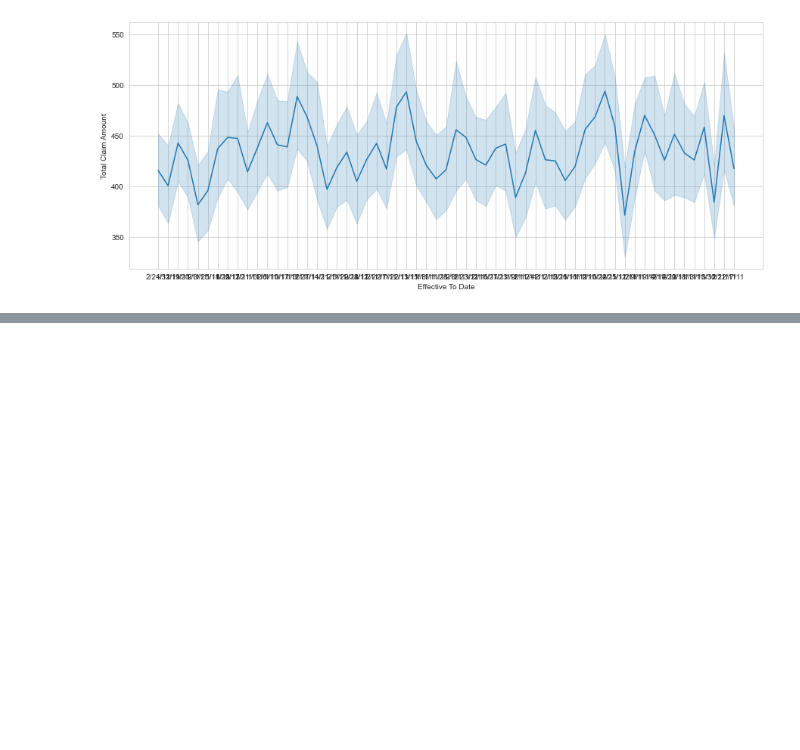
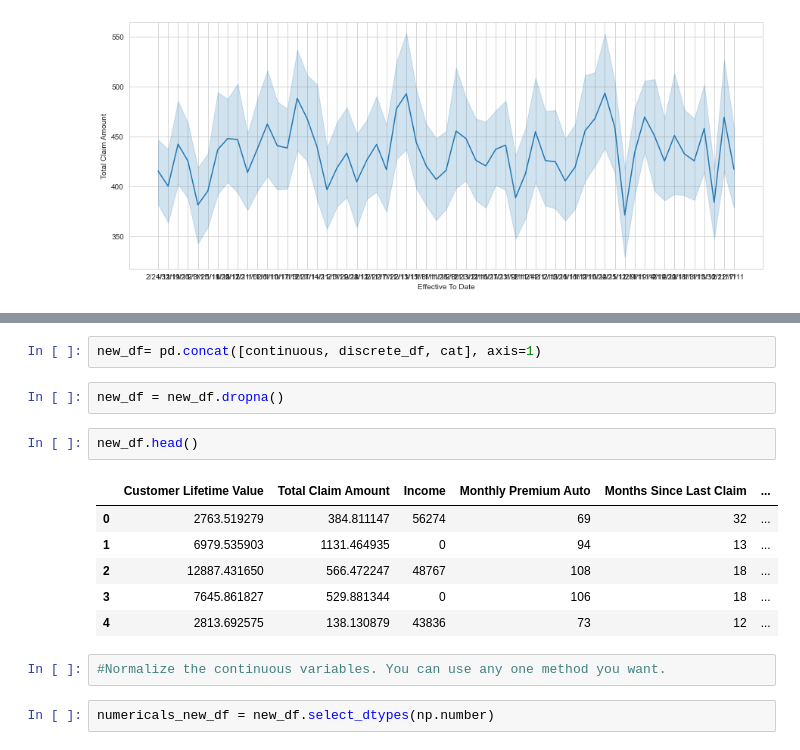
Before and after one commit to mbastcast/lab-cleaning-categorical-data, a Jupyter notebook: files_for_lab/Lab-cleaning-cat-data.ipynb, the cells around one changed output, grey strips where cells are left out. Cells and saved outputs as stored; diff of their text form; blank space fills up the shorter version.

```diff
--- a/files_for_lab/Lab-cleaning-cat-data.ipynb
+++ b/files_for_lab/Lab-cleaning-cat-data.ipynb
@@ -190,0 +251,17 @@ sns.lineplot(data['Effective To Date'], data['Total Claim Amount'] )
+# %%
+new_df= pd.concat([continuous, discrete_df, cat], axis=1)
+# %%
+new_df = new_df.dropna()
+# %%
+new_df.head()
+# %% [output]
+|  | Customer Lifetime Value | Total Claim Amount | Income | Monthly Premium Auto | Months Since Last Claim | ... |
+| 0 | 2763.519279 | 384.811147 | 56274 | 69 | 32 | ... |
+| 1 | 6979.535903 | 1131.464935 | 0 | 94 | 13 | ... |
+| 2 | 12887.431650 | 566.472247 | 48767 | 108 | 18 | ... |
+| 3 | 7645.861827 | 529.881344 | 0 | 106 | 18 | ... |
+| 4 | 2813.692575 | 138.130879 | 43836 | 73 | 12 | ... |
+# %%
+#Normalize the continuous variables. You can use any one method you want.
+# %%
+numericals_new_df = new_df.select_dtypes(np.number)
```
Also changed, not shown: parts of 30 cells of this notebook.
